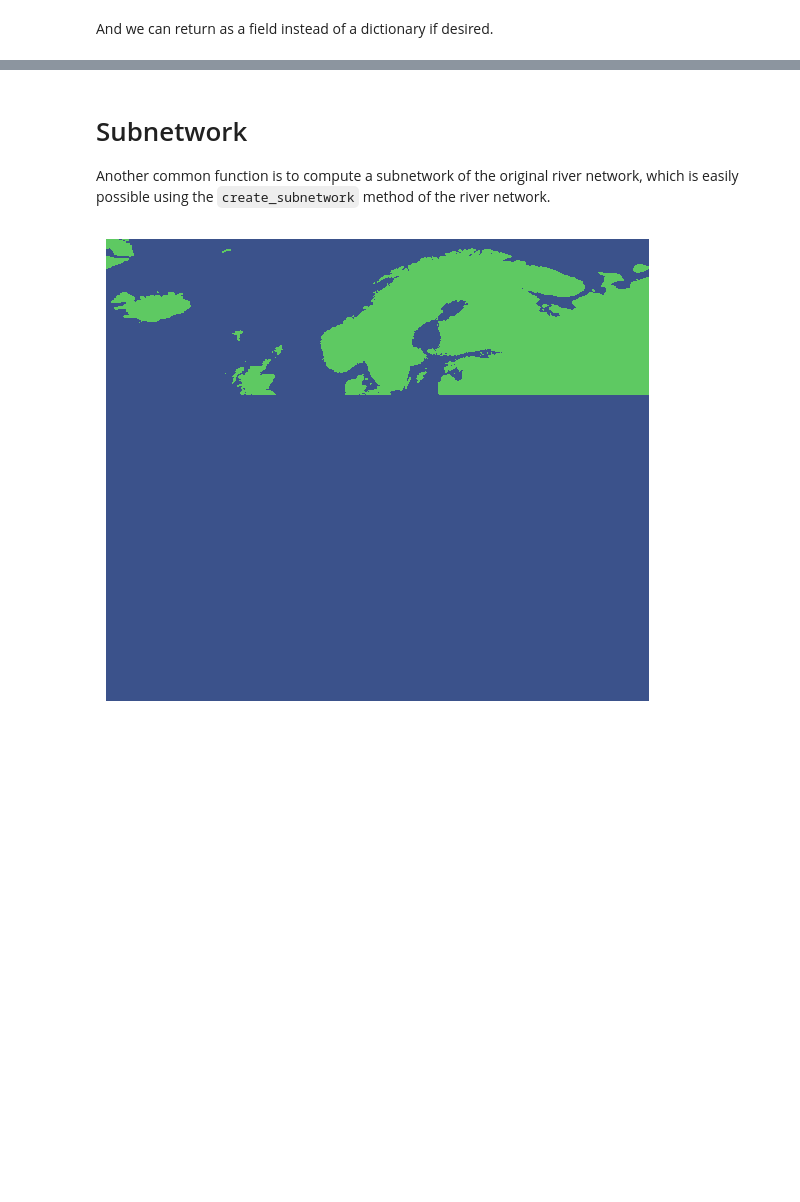
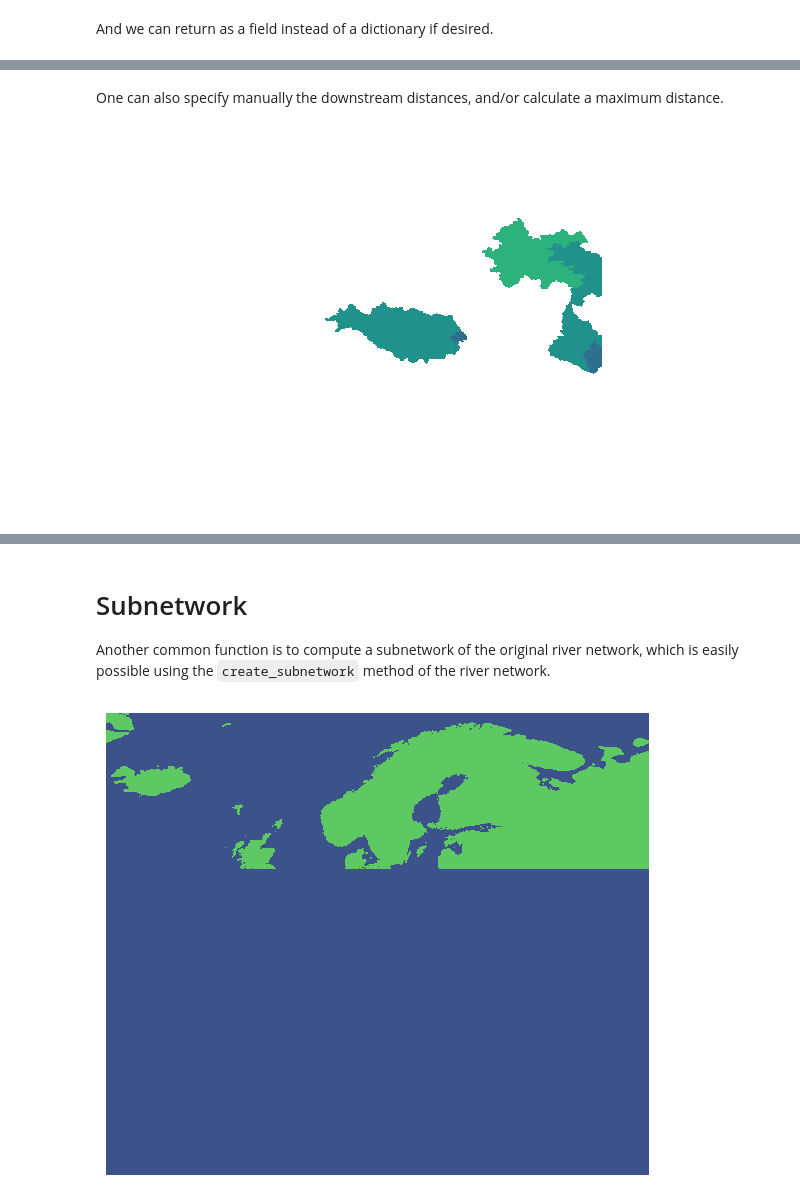
Before and after one commit to ecmwf/earthkit-hydro, a Jupyter notebook: docs/notebooks/example.ipynb, the cells around one changed output, grey strips where cells are left out. Saved outputs shown, nothing was run; the diff lists cells and outputs as text; code cells hidden in the pictures; blank space fills up the shorter version.

```diff
--- a/docs/notebooks/example.ipynb
+++ b/docs/notebooks/example.ipynb
@@ -178,0 +193,8 @@ plot(metric_field, norm=None)
+# %% [markdown]
+One can also specify manually the downstream distances, and/or calculate a maximum distance.
+# %%
+weights = np.random.rand(*river_network.shape)
+dist = ekh.distance.max(river_network, points, weights, upstream=True, downstream=False)
+plot(dist)
+# %% [output]
+[figure, added]
```
Also changed, not shown: parts of 19 cells of this notebook.
